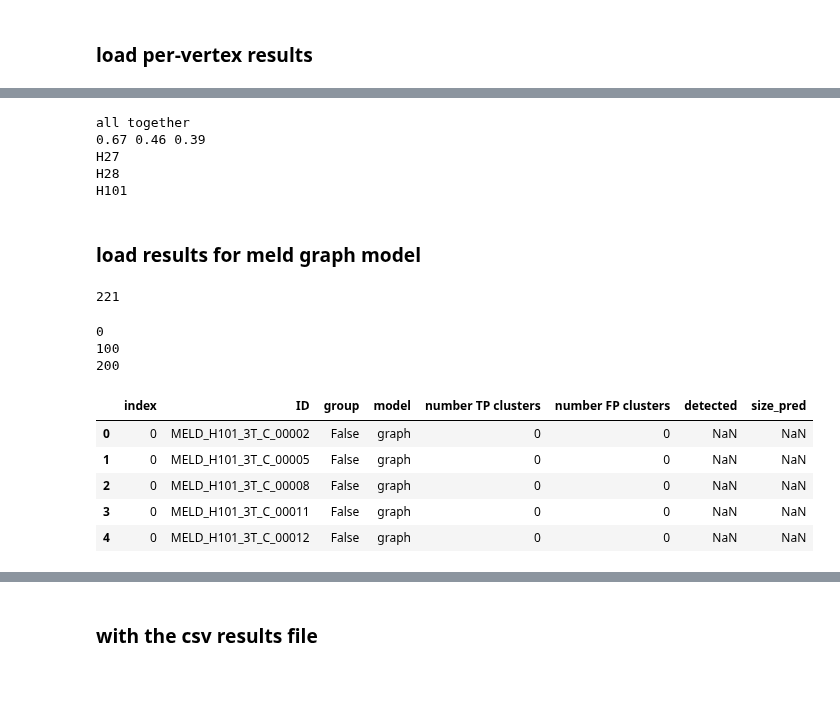
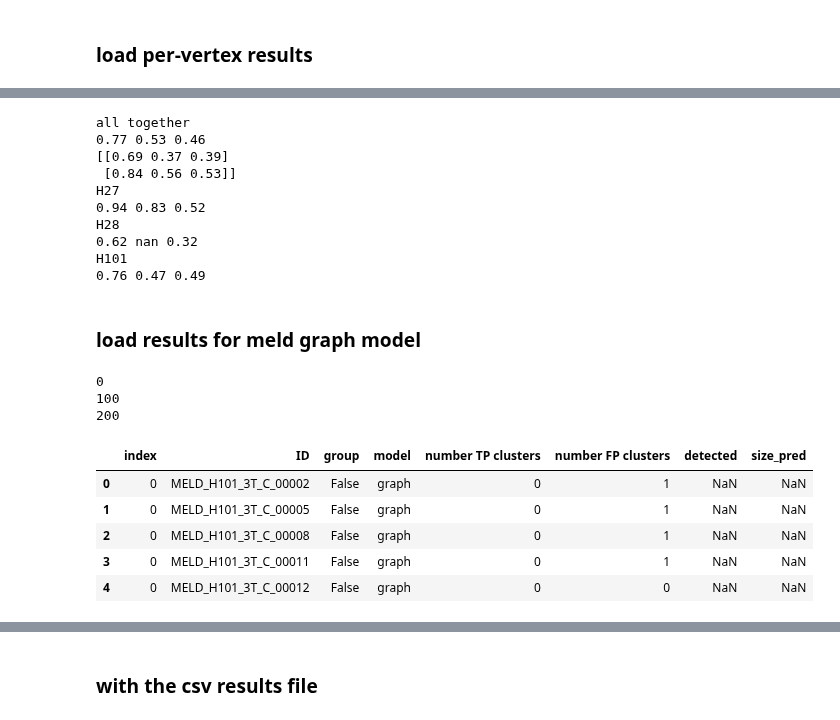
Before and after one commit to MELDProject/meld_graph, a Jupyter notebook: notebooks/compare_results_MLP.ipynb, the cells around one changed output, grey strips where cells are left out. Saved outputs shown, nothing was run; the diff lists cells and outputs as text; code cells hidden in the pictures; blank space fills up the shorter version.

Commit message:
updated results notebook

```diff
--- a/notebooks/compare_results_MLP.ipynb
+++ b/notebooks/compare_results_MLP.ipynb
@@ -47,7 +57,7 @@ def load_cohort_mlp(dataset):
 # %%
 cohort, subjects =  load_cohort_mlp(dataset)
 refh27h28 = '/rds/project/kw350/rds-kw350-meld/experiments/co-ripa1/predict_NewSiteH27H28_21-09-20/fold_all/results'
-refh101 = '/rds/project/kw350/rds-kw350-meld/experiments/co-ripa1/predict_NewSiteH101_22-08-19/results'
+refh101 = '/rds/project/kw350/rds-kw350-meld/experiments/co-ripa1/predict_NewSiteH101_24-02-20/results'
 ref = '/rds/project/kw350/rds-kw350-meld/experiments/co-ripa1/iteration_21-09-15/ensemble_21-09-15/fold_all/results'
 # %%
 #load the predictions
@@ -60,7 +70,10 @@ for si,subj in enumerate(subjects):
         print(si)
     values['ID']=subj
     #load the subject
-    s = MeldSubject(subj,cohort=cohort)
+    if "H101" in subj:
+        s = MeldSubject(subj,cohort=cohort2)
+    else:
+        s = MeldSubject(subj,cohort=cohort)
     #add the group
     values['group']= True if s.group=='patient' else False
     labels_hemis = {}
@@ -128,9 +146,10 @@ def bootstrap_CI(df, n=10000, func=df_stats):
 # %%
 print('all together')
 dfsub = df_old.copy()
+dfsub_mlp = dfsub.copy()
 sensitivity, specificity, ppv = df_stats(dfsub)
 print(np.round(sensitivity,2),np.round(1-specificity,2),np.round(ppv,2))
-print(bootstrap_CI(df_old))
+print(bootstrap_CI(dfsub))
 try:
     for site in ['H27', 'H28', 'H101']:
         print(site)
@@ -141,15 +160,24 @@ except:
     pass
 # %% [output]
 all together
-0.67 0.46 0.39
+0.77 0.53 0.46
+[[0.69 0.37 0.39]
+ [0.84 0.56 0.53]]
 H27
+0.94 0.83 0.52
 H28
+0.62 nan 0.32
 H101
+0.76 0.47 0.49
 # %% [markdown]
 ### load results for meld graph model
 # %%
-def load_cohort_graph(dataset,model):
+def load_cohort_graph(dataset,model,no_combat=False):
+
     # Load the MELD cohort
+    nc = ''
+    if no_combat:
+        nc = '_nc'
     if dataset == 'test':
         experiment_dir = '/rds/project/kw350/rds-kw350-meld/experiments_graph/kw350'
 
@@ -159,9 +187,10 @@ def load_cohort_graph(dataset,model):
     elif dataset == 'indi_test':
         experiment_dir = '/rds/project/kw350/rds-kw350-meld/experiments_graph/kw350'
         pred_file = os.path.join(experiment_dir,model,'s_0','fold_all',
-                                  'test_H27H28H101','results_best_model', 'predictions.hdf5')
+                                  'test_H27H28H101{}'.format(nc),'results_best_model', 'predictions.hdf5')
         cohort= MeldCohort(hdf5_file_root='{site_code}_{group}_featurematrix_combat_6_kernels_robustCombat_NewSite.hdf5',
-                           dataset='MELD_dataset_NewSiteH27H28H101.csv')
+                           dataset='MELD_dataset_NewSiteH27H28H101{}.csv'.format(nc))
+
     else:
         raise ValueError('Unknown dataset')
     with h5py.File(pred_file, "r") as f:
@@ -169,19 +198,12 @@ def load_cohort_graph(dataset,model):
     return cohort, subjects,pred_file
 # %%
 #  #for test dataset
-dataset = 'test'
-model = '23-10-30_FOPF_dcop'
+model = '23-10-30_LVHZ_dcp'
 #model='23-10-30_MSBS_dcop_with_combat'
 # # model ='24-01-04_best_dcop_with_combat'
 
-cohort, subjects, pred_file = load_cohort_graph(dataset,model)
+cohort, subjects, pred_file = load_cohort_graph(dataset,model,
+no_combat=True)
-# %%
-
-
-#only needed to get the lesion mask and borderzone
-print(len(subjects))
-# %% [output]
-221
 # %%
 df=pd.DataFrame()
 subjects_dictionary={}
@@ -190,7 +212,10 @@ for si,subj in enumerate(subjects):
     if si%100==0:
         print(si)
     values['ID']=subj
-    s = MeldSubject(subj,cohort=cohort)
+    if "H101" in subj:
+        s = MeldSubject(subj,cohort=cohort2)
+    else:
+        s = MeldSubject(subj,cohort=cohort)
     values['group']= True if s.group=='patient' else False
     labels_hemis = {}
     dists={}
@@ -203,35 +228,37 @@ for si,subj in enumerate(subjects):
             dists[hemi] +=200
     labels = np.hstack([labels_hemis['lh'][cohort.cortex_mask],labels_hemis['rh'][cohort.cortex_mask]])
     borderzones = np.vstack([dists['lh'][cohort.cortex_mask,:],dists['rh'][cohort.cortex_mask,:]]).ravel()<20
     #load pred from graph classifier
 
     result_hemis = load_prediction(subj,pred_file, dset='prediction_clustered')
     result = np.hstack([result_hemis['lh'],result_hemis['rh']])
     values['model']='graph'
 
     #add detection with borderzone
     if labels.sum()>0:
         values['detected'] = np.logical_and(result, borderzones).any()
         clusters_in_borderzone = set(result[borderzones.astype('bool')])
         #remove the 0 cluster
         if 0 in clusters_in_borderzone:
             clusters_in_borderzone.remove(0)
         values['number TP clusters'] = len(clusters_in_borderzone)
         values['size_pred'] = len(result[borderzones.astype('bool')])
     else:
         values['number TP clusters'] = 0
     # add number of FP clusters : total clusters - TP clusters
     values['number FP clusters']=len(set(result_hemis['lh']))+len(set(result_hemis['rh']))-2-values['number TP clusters']
     df=pd.concat([df,pd.DataFrame([values])])
+
+
 df = df.reset_index()
 df.head()
 # %% [output]
 0
 100
 200
 |  | index | ID | group | model | number TP clusters | number FP clusters | detected | size_pred |
-| 0 | 0 | MELD_H101_3T_C_00002 | False | graph | 0 | 0 | NaN | NaN |
-| 1 | 0 | MELD_H101_3T_C_00005 | False | graph | 0 | 0 | NaN | NaN |
-| 2 | 0 | MELD_H101_3T_C_00008 | False | graph | 0 | 0 | NaN | NaN |
-| 3 | 0 | MELD_H101_3T_C_00011 | False | graph | 0 | 0 | NaN | NaN |
+| 0 | 0 | MELD_H101_3T_C_00002 | False | graph | 0 | 1 | NaN | NaN |
+| 1 | 0 | MELD_H101_3T_C_00005 | False | graph | 0 | 1 | NaN | NaN |
+| 2 | 0 | MELD_H101_3T_C_00008 | False | graph | 0 | 1 | NaN | NaN |
+| 3 | 0 | MELD_H101_3T_C_00011 | False | graph | 0 | 1 | NaN | NaN |
 | 4 | 0 | MELD_H101_3T_C_00012 | False | graph | 0 | 0 | NaN | NaN |
```
Also changed, not shown: parts of 23 cells of this notebook.
